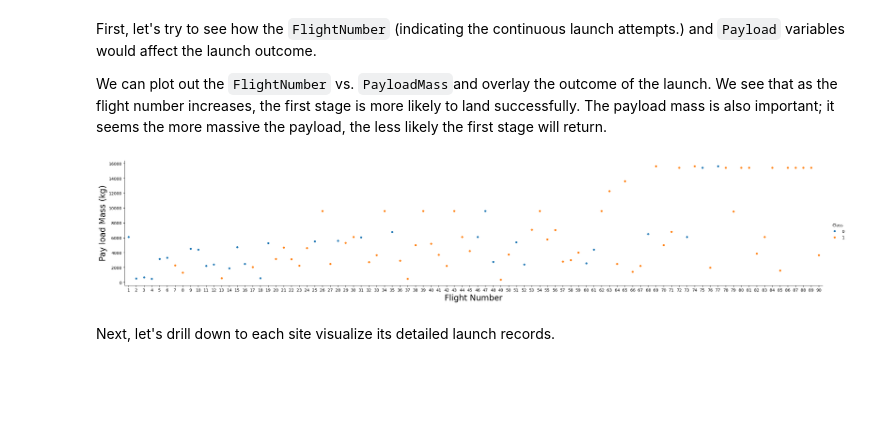
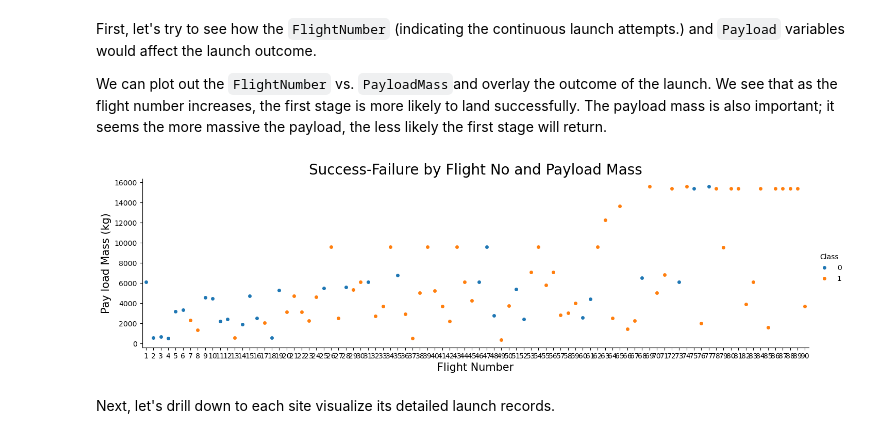
Before and after one commit to G-flatminor/Capstone-project-Space-X-, a Jupyter notebook: jupyter-labs-eda-dataviz-v2.ipynb, the cells around one changed output. Drawn from its saved outputs; the diff is of its cells as text; code cells hidden in the pictures; blank space fills up the shorter version.

Commit message:
Launch data EDA with data visualization
Launch data (payload mass, orbit, success rate, and date)

```diff
--- a/jupyter-labs-eda-dataviz-v2.ipynb
+++ b/jupyter-labs-eda-dataviz-v2.ipynb
@@ -75,11 +75,11 @@ import seaborn as sns
 # %% [markdown]
 First, let's read the SpaceX dataset into a Pandas dataframe and print its summary
 # %%
-df=pd.read_csv("https://cf-courses-data.s3.us.cloud-object-storage.appdomain.cloud/IBM-DS0321EN-SkillsNetwork/datasets/dataset_part_2.csv")
+#df=pd.read_csv("https://cf-courses-data.s3.us.cloud-object-storage.appdomain.cloud/IBM-DS0321EN-SkillsNetwork/datasets/dataset_part_2.csv")
 
 # If you were unable to complete the previous lab correctly you can uncomment and load this csv
 
-# df = pd.read_csv('https://cf-courses-data.s3.us.cloud-object-storage.appdomain.cloud/IBMDeveloperSkillsNetwork-DS0701EN-SkillsNetwork/api/dataset_part_2.csv')
+df = pd.read_csv('dataset_part_2.csv')
 
 df.head(5)
 # %% [output]
@@ -94,12 +94,13 @@ First, let's try to see how the `FlightNumber` (indicating the continuous launch
 
 We can plot out the <code>FlightNumber</code> vs. <code>PayloadMass</code>and overlay the outcome of the launch. We see that as the flight number increases, the first stage is more likely to land successfully. The payload mass is also important; it seems the more massive the payload, the less likely the first stage will return.
 # %%
-sns.catplot(y="PayloadMass", x="FlightNumber", hue="Class", data=df, aspect = 5)
-plt.xlabel("Flight Number",fontsize=20)
-plt.ylabel("Pay load Mass (kg)",fontsize=20)
+sns.catplot(y="PayloadMass", x="FlightNumber", hue="Class", data=df, height = 4, aspect = 3.5)
+plt.xlabel("Flight Number",fontsize=15)
+plt.ylabel("Pay load Mass (kg)",fontsize=15)
+plt.title("Success-Failure by Flight No and Payload Mass", fontsize= 20)
 plt.show()
 # %% [output]
-[figure, old version]
+[figure, new version]
 # %% [markdown]
 Next, let's drill down to each site visualize its detailed launch records.
 # %% [markdown]
```
Also changed, not shown: parts of 11 cells of this notebook.
